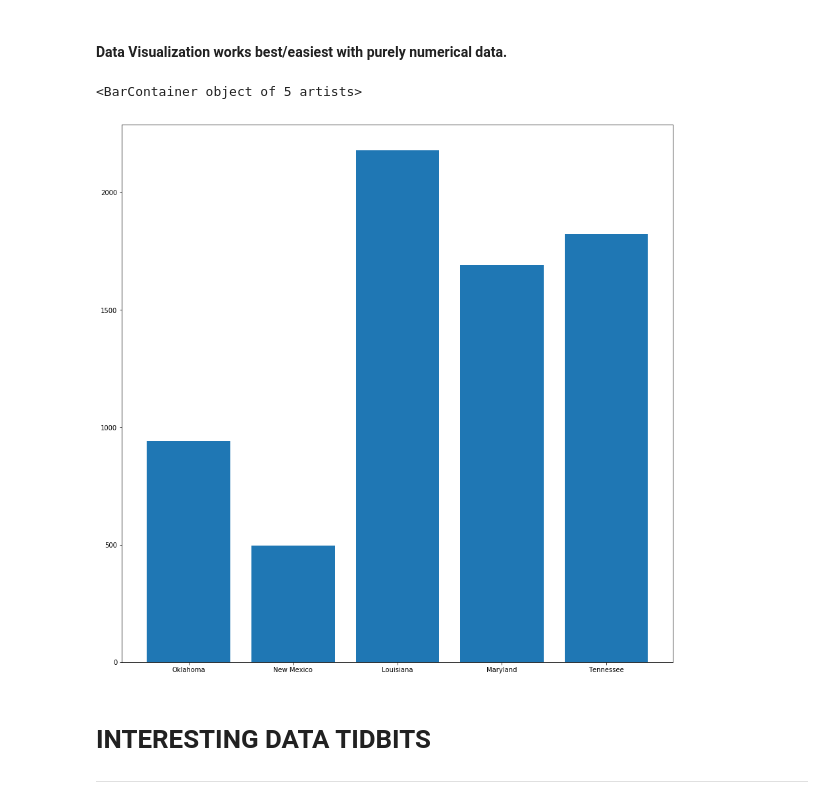
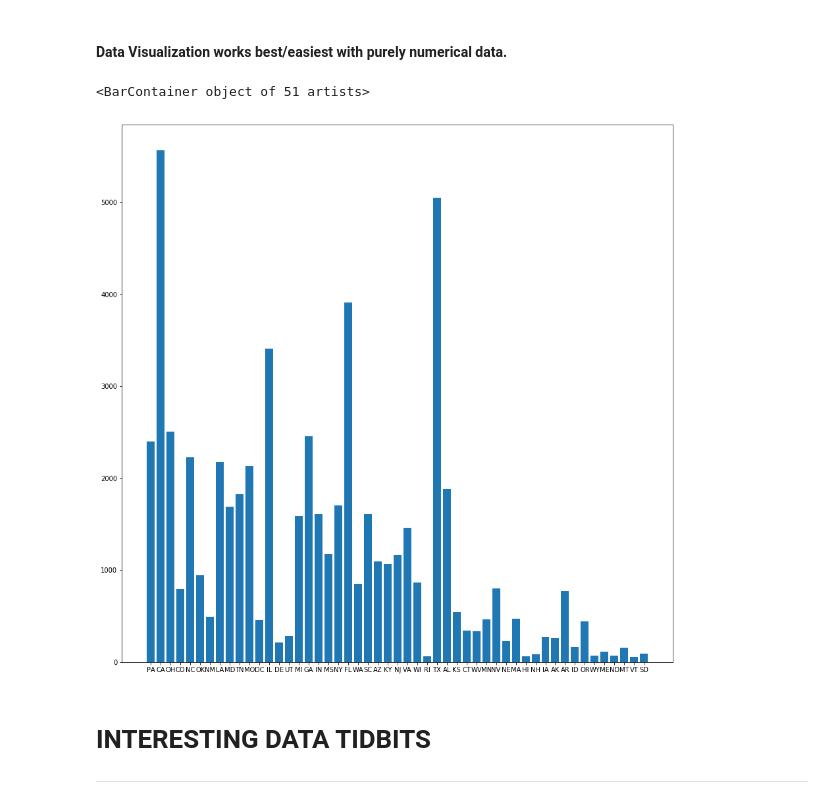
Before and after one commit to jayceazua/ds-1-1, a Jupyter notebook: ds-1-1-final-project/gun_violence_playground.ipynb, the cells around one changed output. Cells and saved outputs as stored; diff of their text form; code cells hidden in the pictures.

```diff
--- a/ds-1-1-final-project/gun_violence_playground.ipynb
+++ b/ds-1-1-final-project/gun_violence_playground.ipynb
@@ -123,0 +127,3 @@ len(df.columns)
+# %%
+fullname_states = sorted(df["state"].unique())
+fullname_states
@@ -123,0 +148,18 @@ len(df.columns)
+# %%
+abbre_states = ['AL', 'AK', 'AZ', 'AR', 'CA', 'CO', 'CT', 'DE',  'DC', 'FL', 'GA',
+          'HI', 'ID', 'IL', 'IN', 'IA', 'KS', 'KY', 'LA', 'ME', 'MD',
+          'MA', 'MI', 'MN', 'MS', 'MO', 'MT', 'NE', 'NV', 'NH', 'NJ',
+          'NM', 'NY', 'NC', 'ND', 'OH', 'OK', 'OR', 'PA', 'RI', 'SC',
+          'SD', 'TN', 'TX', 'UT', 'VT', 'VA', 'WA', 'WV', 'WI', 'WY']
+
+
+state_mapper = dict(zip(fullname_states, abbre_states))
+state_mapper
+
+df["state"] = df["state"].map(state_mapper)
+df["state"].unique()
+# def change_state_fullname_to_abbreviation(df=df, state):
+#     """This functions changes state fullnames into their respective abbreviation"""
+#     for state in df[state]:
+
+#     return
@@ -189,13 +237,13 @@ for state in unique_states:
 # %%
 states = list(state_death_associations.keys())
 deaths = list(state_death_associations.values())
 
 plt.figure(figsize=(15, 15))
 
-plt.bar(states[5:10], deaths[5:10])
+plt.bar(states, deaths)
 # %% [output]
-<BarContainer object of 5 artists>
+<BarContainer object of 51 artists>
-[figure, old version]
+[figure, new version]
 # %% [markdown]
 # INTERESTING DATA TIDBITS
 
```
Also changed, not shown: parts of 9 cells of this notebook.
